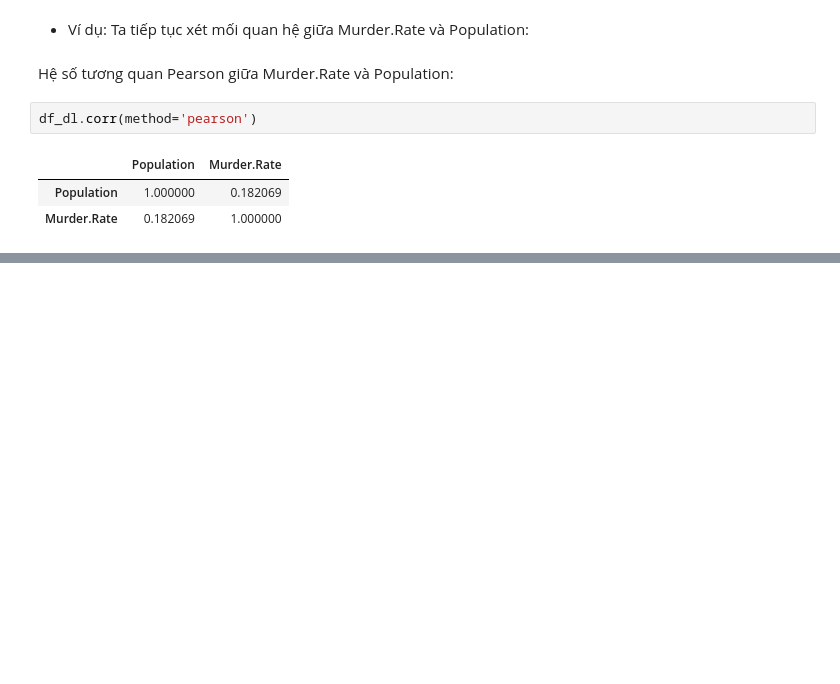
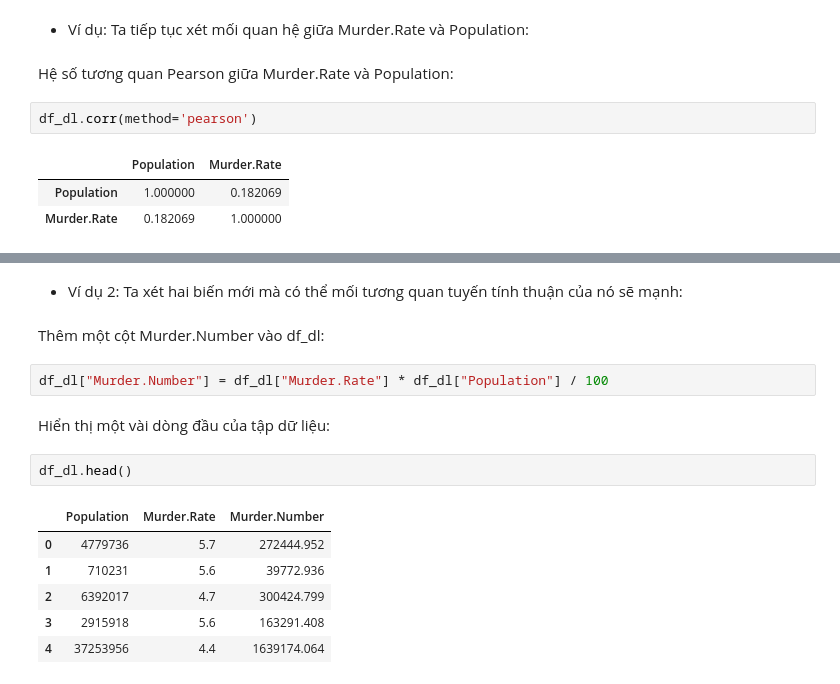
Before and after one commit to LBQTrung/Python-exercise, a Jupyter notebook: TKMT_1.ipynb, the cells around one changed output, grey strips where cells are left out. Cells and saved outputs as stored; diff of their text form; blank space fills up the shorter version.

```diff
--- a/TKMT_1.ipynb
+++ b/TKMT_1.ipynb
@@ -230,2 +258,19 @@ Thông qua bảng ở trên ta xác định được hệ số tương quan Pear
 # %% [markdown]
 ![image.png](embedded-picture-1)
+# %% [markdown]
+* Ví dụ 2: Ta xét hai biến mới mà có thể mối tương quan tuyến tính thuận của nó sẽ mạnh:
+# %% [markdown]
+Thêm một cột Murder.Number vào df_dl:
+# %%
+df_dl["Murder.Number"] = df_dl["Murder.Rate"] * df_dl["Population"] / 100
+# %% [markdown]
+Hiển thị một vài dòng đầu của tập dữ liệu:
+# %%
+df_dl.head()
+# %% [output]
+|  | Population | Murder.Rate | Murder.Number |
+| 0 | 4779736 | 5.7 | 272444.952 |
+| 1 | 710231 | 5.6 | 39772.936 |
+| 2 | 6392017 | 4.7 | 300424.799 |
+| 3 | 2915918 | 5.6 | 163291.408 |
+| 4 | 37253956 | 4.4 | 1639174.064 |
```
Also changed, not shown: parts of 11 cells of this notebook.
